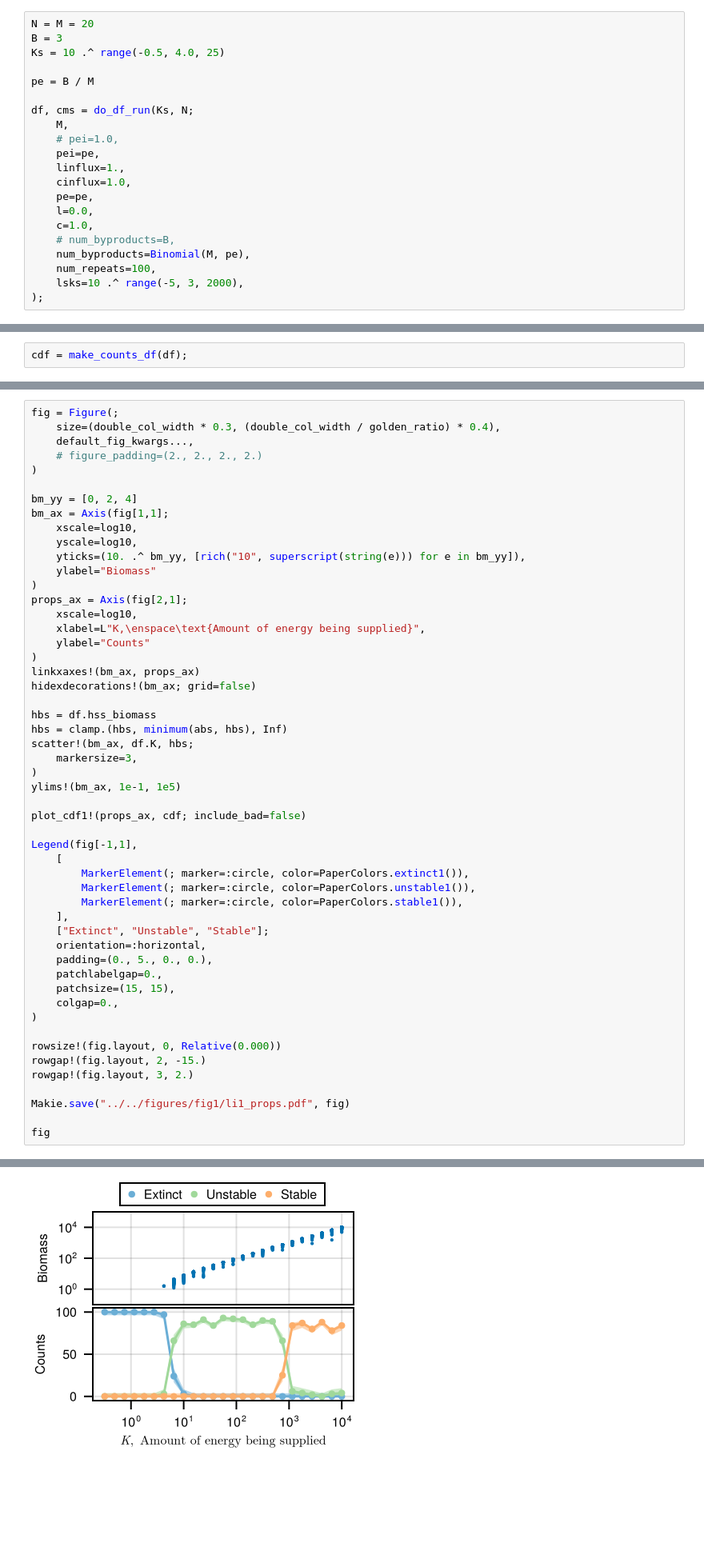
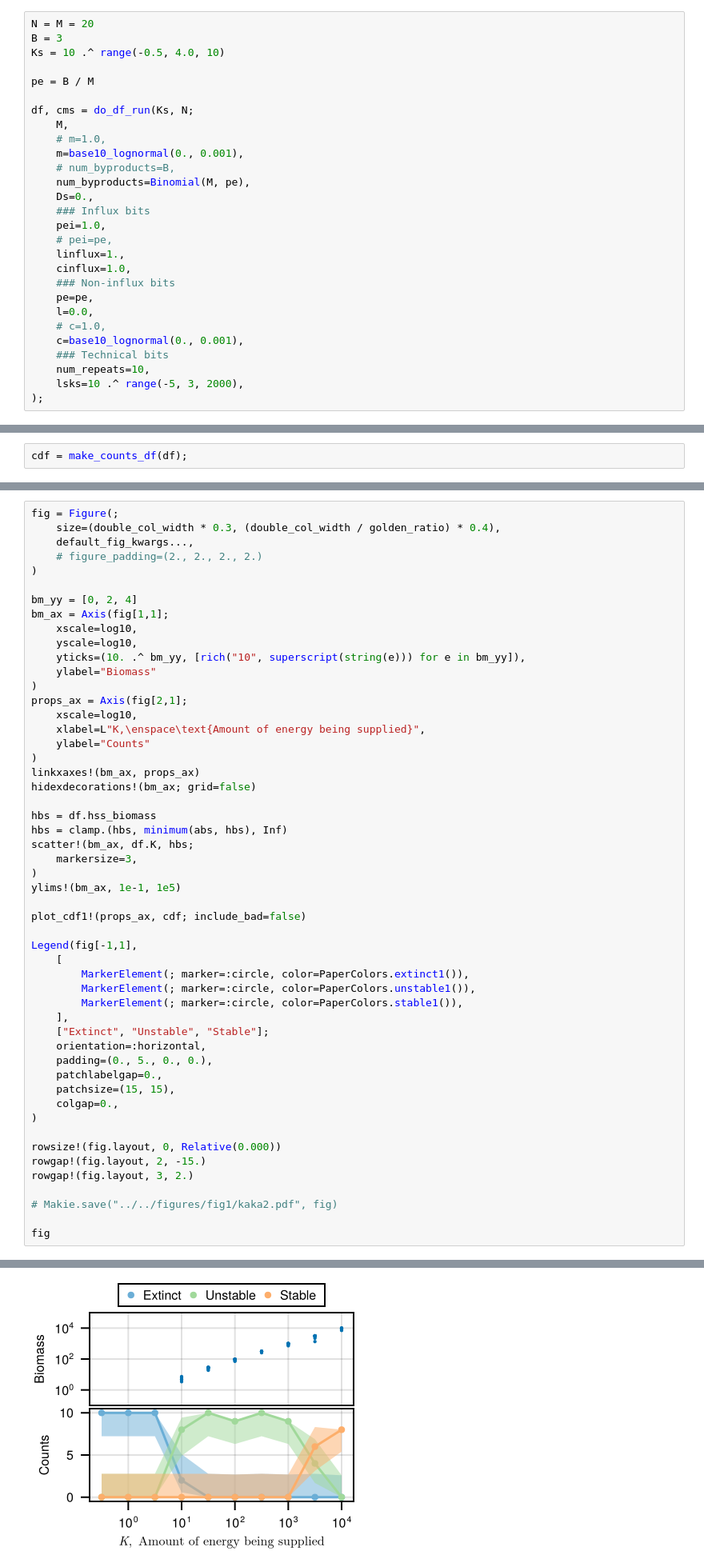
Before and after one commit to kockahonza/SSMC, a Jupyter notebook: notebooks/clean slate/Single influx 2.ipynb, the cells around one changed output, grey strips where cells are left out. Shown at 80% size. Cells and saved outputs as stored; diff of their text form; blank space fills up the shorter version.

```diff
--- a/notebooks/clean slate/Single influx 2.ipynb
+++ b/notebooks/clean slate/Single influx 2.ipynb
@@ -178,22 +166,29 @@ plot_df1 (generic function with 1 method)
 # %%
 N = M = 20
 B = 3
-Ks = 10 .^ range(-0.5, 4.0, 25)
+Ks = 10 .^ range(-0.5, 4.0, 10)
 
 pe = B / M
 
 df, cms = do_df_run(Ks, N;
     M,
-    # pei=1.0,
-    pei=pe,
+    # m=1.0,
+    m=base10_lognormal(0., 0.001),
+    # num_byproducts=B,
+    num_byproducts=Binomial(M, pe),
+    Ds=0.,
+    ### Influx bits
+    pei=1.0,
+    # pei=pe,
     linflux=1.,
     cinflux=1.0,
+    ### Non-influx bits
     pe=pe,
     l=0.0,
-    c=1.0,
-    # num_byproducts=B,
-    num_byproducts=Binomial(M, pe),
-    num_repeats=100,
+    # c=1.0,
+    c=base10_lognormal(0., 0.001),
+    ### Technical bits
+    num_repeats=10,
     lsks=10 .^ range(-5, 3, 2000),
 );
 # %% [output]
@@ -264,35 +252,35 @@ scatter!(bm_ax, df.K, hbs;
     markersize=3,
 )
 ylims!(bm_ax, 1e-1, 1e5)
 
 plot_cdf1!(props_ax, cdf; include_bad=false)
 
 Legend(fig[-1,1],
     [
         MarkerElement(; marker=:circle, color=PaperColors.extinct1()),
         MarkerElement(; marker=:circle, color=PaperColors.unstable1()),
         MarkerElement(; marker=:circle, color=PaperColors.stable1()),
     ],
     ["Extinct", "Unstable", "Stable"];
     orientation=:horizontal,
     padding=(0., 5., 0., 0.),
     patchlabelgap=0.,
     patchsize=(15, 15),
     colgap=0.,
 )
 
 rowsize!(fig.layout, 0, Relative(0.000))
 rowgap!(fig.layout, 2, -15.)
 rowgap!(fig.layout, 3, 2.)
 
-Makie.save("../../figures/fig1/li1_props.pdf", fig)
+# Makie.save("../../figures/fig1/kaka2.pdf", fig)
 
 fig
 # %% [output]
 proportions = false
 proportions = false
 proportions = false
-[figure, old version]
+[figure, new version]
 # %% [markdown]
 # Plotting dominant states as a K vs l phase diagram
 # %%
```
Also changed, not shown: parts of 3 cells of this notebook, 15 other files.
